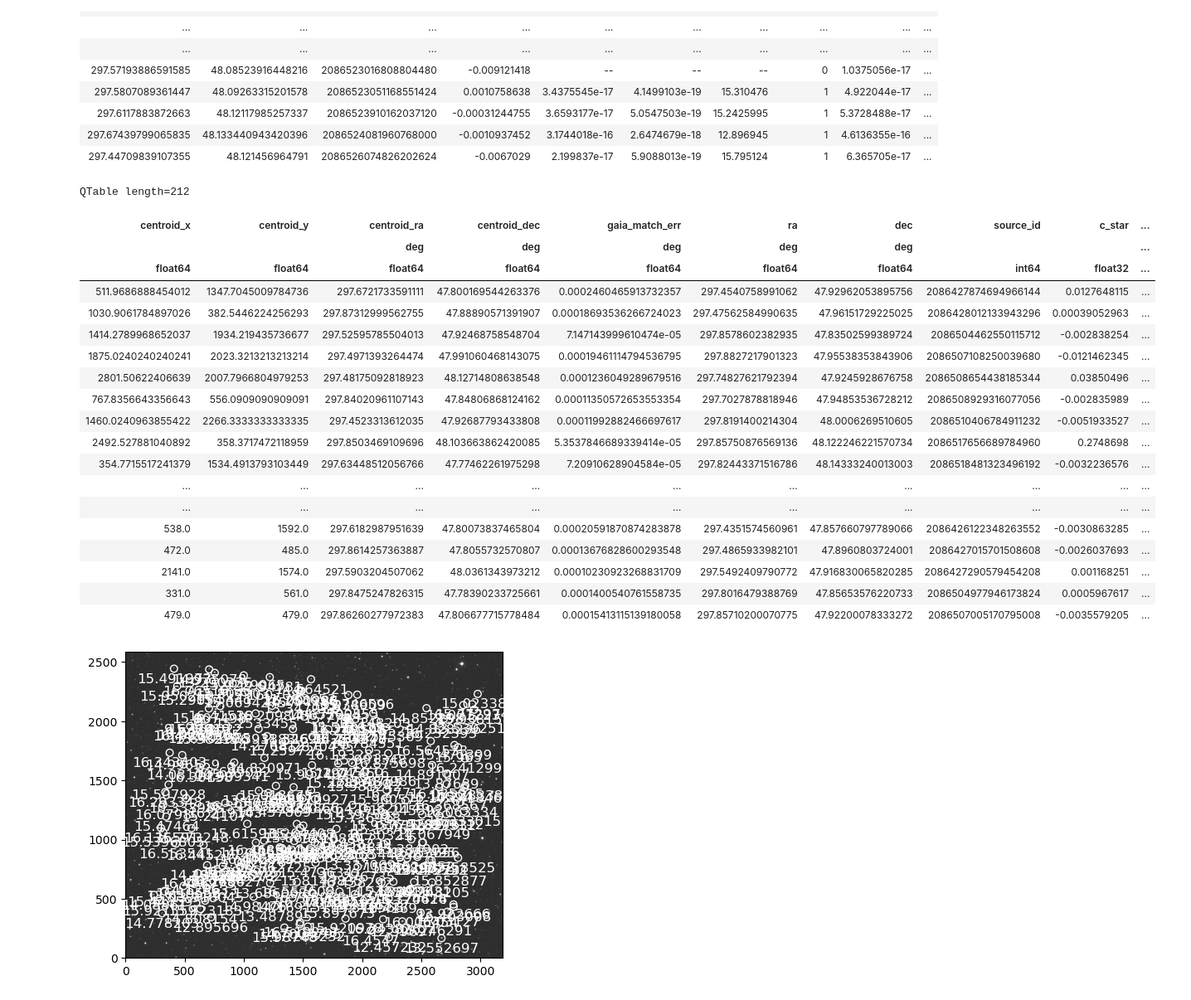
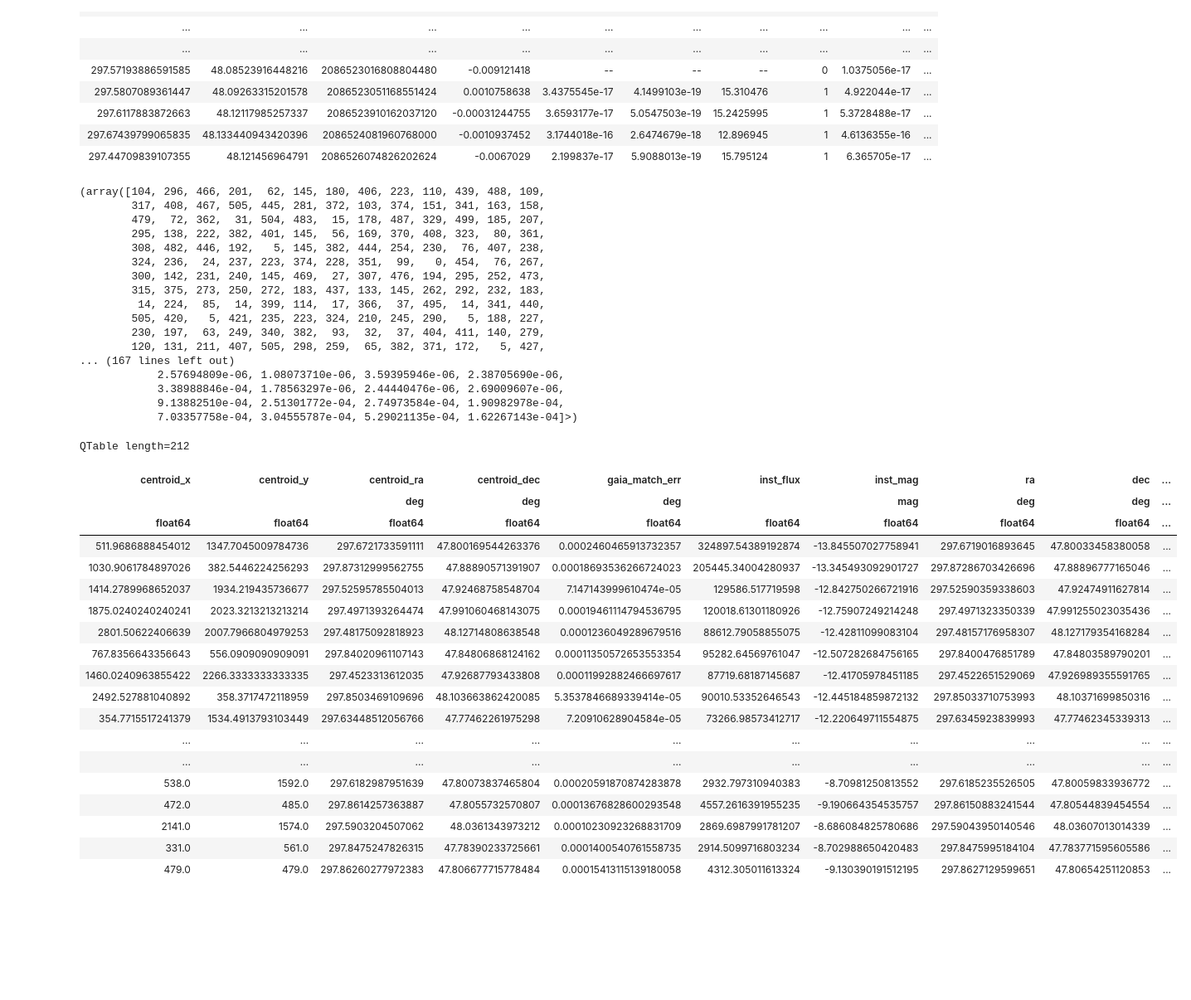
Before and after one commit to adamarthurryan/jupyter, a Jupyter notebook: learning/eloy-photometry-tutorial/photometry-single.ipynb, the cells around one changed output. Shown at 83% size. Drawn from its saved outputs; the diff is of its cells as text; code cells hidden in the pictures; blank space fills up the shorter version.

Commit message:
working on matching gaia photometry to field

```diff
--- a/learning/eloy-photometry-tutorial/photometry-single.ipynb
+++ b/learning/eloy-photometry-tutorial/photometry-single.ipynb
@@ -153,7 +153,7 @@ import matplotlib.pyplot as plt
 # we remove the background from the annulus aperture
 flux = flux_ap-bkg
 
-inst_mags = 2.5*np.log10(flux)
+inst_mags = -2.512*np.log10(flux)*u.mag
 
 #plot some random photometry data
 for i in range(0,n_stars):
@@ -280,51 +259,66 @@ Table length=506
 # %%
 from astropy.coordinates import match_coordinates_sky
 from astropy.wcs.utils import pixel_to_skycoord
 from astropy.table import hstack
 
 centroid_skycoords = pixel_to_skycoord(*centroid_coords.T, wcs)
 
 gaia_table=results
 
 #extract coordinates of catalog stars
 gaia_skycoords = SkyCoord(gaia_table["ra"], gaia_table["dec"], frame="icrs")
 gaia_match = match_coordinates_sky(centroid_skycoords, gaia_skycoords)
+indices = gaia_match[0]
+display(gaia_match)
 
-centroid_table = QTable([centroid_coords.T[0], centroid_coords.T[1],centroid_skycoords.ra, centroid_skycoords.dec, gaia_match[1]],
-                        names=["centroid_x", "centroid_y", "centroid_ra","centroid_dec", "gaia_match_err"])
+centroid_table = QTable([centroid_coords.T[0], centroid_coords.T[1],centroid_skycoords.ra, centroid_skycoords.dec, gaia_match[1], flux.T[20], inst_mags.T[20]],
+                        names=["centroid_x", "centroid_y", "centroid_ra","centroid_dec", "gaia_match_err", "inst_flux", "inst_mag"])
 
 
-catalog_table = hstack([centroid_table, gaia_table])#, panstarrs_table])
+catalog_table = hstack([centroid_table, gaia_table[indices]])#, panstarrs_table])
 catalog_table_masked = catalog_table[(catalog_table["gaia_match_err"]<2*u.arcsec) ]
+catalog_skycoords = SkyCoord(ra=catalog_table_masked["ra"],dec=catalog_table_masked["dec"], frame="icrs")
+catalog_pixels = wcs.world_to_pixel(catalog_skycoords.unmasked)
+
 display(catalog_table_masked)
 
-
-
-catalog_skycoords = SkyCoord(ra=catalog_table_masked["ra"],dec=catalog_table_masked["dec"], frame="icrs")
-#print(catalog_skycoords)
-catalog_pixels = wcs.world_to_pixel(catalog_skycoords.unmasked)
-
-plt.imshow(viz.z_scale(data), cmap="Greys_r", origin="lower")
-viz.plot_marks(catalog_pixels[0], catalog_pixels[1], label=catalog_table_masked["g_sdss_mag"],color="w", ms=30)
+#plt.imshow(viz.z_scale(data), cmap="Greys_r", origin="lower")
+#viz.plot_marks(catalog_pixels[0], catalog_pixels[1], label=catalog_table_masked["g_sdss_mag"],color="w", ms=30)
 # %% [output]
-QTable length=212
+(array([104, 296, 466, 201,  62, 145, 180, 406, 223, 110, 439, 488, 109,
+        317, 408, 467, 505, 445, 281, 372, 103, 374, 151, 341, 163, 158,
+        479,  72, 362,  31, 504, 483,  15, 178, 487, 329, 499, 185, 207,
+        295, 138, 222, 382, 401, 145,  56, 169, 370, 408, 323,  80, 361,
+        308, 482, 446, 192,   5, 145, 382, 444, 254, 230,  76, 407, 238,
+        324, 236,  24, 237, 223, 374, 228, 351,  99,   0, 454,  76, 267,
+        300, 142, 231, 240, 145, 469,  27, 307, 476, 194, 295, 252, 473,
+        315, 375, 273, 250, 272, 183, 437, 133, 145, 262, 292, 232, 183,
+         14, 224,  85,  14, 399, 114,  17, 366,  37, 495,  14, 341, 440,
+        505, 420,   5, 421, 235, 223, 324, 210, 245, 290,   5, 188, 227,
+        230, 197,  63, 249, 340, 382,  93,  32,  37, 404, 411, 140, 279,
+        120, 131, 211, 407, 505, 298, 259,  65, 382, 371, 172,   5, 427,
+... (167 lines left out)
+            2.57694809e-06, 1.08073710e-06, 3.59395946e-06, 2.38705690e-06,
+            3.38988846e-04, 1.78563297e-06, 2.44440476e-06, 2.69009607e-06,
+            9.13882510e-04, 2.51301772e-04, 2.74973584e-04, 1.90982978e-04,
+            7.03357758e-04, 3.04555787e-04, 5.29021135e-04, 1.62267143e-04]>)
+QTable length=212
-| centroid_x | centroid_y | centroid_ra | centroid_dec | gaia_match_err | ra | dec | source_id | c_star | ... |
-|  |  | deg | deg | deg | deg | deg |  |  | ... |
-| float64 | float64 | float64 | float64 | float64 | float64 | float64 | int64 | float32 | ... |
-| 511.9686888454012 | 1347.7045009784736 | 297.6721733591111 | 47.800169544263376 | 0.0002460465913732357 | 297.4540758991062 | 47.92962053895756 | 2086427874694966144 | 0.0127648115 | ... |
-| 1030.9061784897026 | 382.5446224256293 | 297.87312999562755 | 47.88890571391907 | 0.00018693536266724023 | 297.47562584990635 | 47.96151729225025 | 2086428012133943296 | 0.00039052963 | ... |
-| 1414.2789968652037 | 1934.219435736677 | 297.52595785504013 | 47.92468758548704 | 7.147143999610474e-05 | 297.8578602382935 | 47.83502599389724 | 2086504462550115712 | -0.002838254 | ... |
-| 1875.0240240240241 | 2023.3213213213214 | 297.4971393264474 | 47.991060468143075 | 0.00019461114794536795 | 297.8827217901323 | 47.95538353843906 | 2086507108250039680 | -0.0121462345 | ... |
-| 2801.50622406639 | 2007.7966804979253 | 297.48175092818923 | 48.12714808638548 | 0.0001236049289679516 | 297.74827621792394 | 47.9245928676758 | 2086508654438185344 | 0.03850496 | ... |
-| 767.8356643356643 | 556.0909090909091 | 297.84020961107143 | 47.84806868124162 | 0.00011350572653553354 | 297.7027878818946 | 47.94853536728212 | 2086508929316077056 | -0.002835989 | ... |
-| 1460.0240963855422 | 2266.3333333333335 | 297.4523313612035 | 47.92687793433808 | 0.00011992882466697617 | 297.8191400214304 | 48.0006269510605 | 2086510406784911232 | -0.0051933527 | ... |
-| 2492.527881040892 | 358.3717472118959 | 297.8503469109696 | 48.103663862420085 | 5.3537846689339414e-05 | 297.85750876569136 | 48.122246221570734 | 2086517656689784960 | 0.2748698 | ... |
-| 354.7715517241379 | 1534.4913793103449 | 297.63448512056766 | 47.77462261975298 | 7.20910628904584e-05 | 297.82443371516786 | 48.14333240013003 | 2086518481323496192 | -0.0032236576 | ... |
+| centroid_x | centroid_y | centroid_ra | centroid_dec | gaia_match_err | inst_flux | inst_mag | ra | dec | ... |
+|  |  | deg | deg | deg |  | mag | deg | deg | ... |
+| float64 | float64 | float64 | float64 | float64 | float64 | float64 | float64 | float64 | ... |
+| 511.9686888454012 | 1347.7045009784736 | 297.6721733591111 | 47.800169544263376 | 0.0002460465913732357 | 324897.54389192874 | -13.845507027758941 | 297.6719016893645 | 47.80033458380058 | ... |
+| 1030.9061784897026 | 382.5446224256293 | 297.87312999562755 | 47.88890571391907 | 0.00018693536266724023 | 205445.34004280937 | -13.345493092901727 | 297.87286703426696 | 47.88896777165046 | ... |
+| 1414.2789968652037 | 1934.219435736677 | 297.52595785504013 | 47.92468758548704 | 7.147143999610474e-05 | 129586.517719598 | -12.842750266721916 | 297.52590359338603 | 47.92474911627814 | ... |
+| 1875.0240240240241 | 2023.3213213213214 | 297.4971393264474 | 47.991060468143075 | 0.00019461114794536795 | 120018.61301180926 | -12.75907249214248 | 297.4971323350339 | 47.991255023035436 | ... |
+| 2801.50622406639 | 2007.7966804979253 | 297.48175092818923 | 48.12714808638548 | 0.0001236049289679516 | 88612.79058855075 | -12.42811099083104 | 297.48157176958307 | 48.127179354168284 | ... |
+| 767.8356643356643 | 556.0909090909091 | 297.84020961107143 | 47.84806868124162 | 0.00011350572653553354 | 95282.64569761047 | -12.507282684756165 | 297.8400476851789 | 47.84803589790201 | ... |
+| 1460.0240963855422 | 2266.3333333333335 | 297.4523313612035 | 47.92687793433808 | 0.00011992882466697617 | 87719.68187145687 | -12.41705978451185 | 297.4522651529069 | 47.926989355591765 | ... |
+| 2492.527881040892 | 358.3717472118959 | 297.8503469109696 | 48.103663862420085 | 5.3537846689339414e-05 | 90010.53352646543 | -12.445184859872132 | 297.85033710753993 | 48.10371699850316 | ... |
+| 354.7715517241379 | 1534.4913793103449 | 297.63448512056766 | 47.77462261975298 | 7.20910628904584e-05 | 73266.98573412717 | -12.220649711554875 | 297.6345923839993 | 47.77462345339313 | ... |
 | ... | ... | ... | ... | ... | ... | ... | ... | ... | ... |
 | ... | ... | ... | ... | ... | ... | ... | ... | ... | ... |
-| 538.0 | 1592.0 | 297.6182987951639 | 47.80073837465804 | 0.00020591870874283878 | 297.4351574560961 | 47.857660797789066 | 2086426122348263552 | -0.0030863285 | ... |
-| 472.0 | 485.0 | 297.8614257363887 | 47.8055732570807 | 0.00013676828600293548 | 297.4865933982101 | 47.8960803724001 | 2086427015701508608 | -0.0026037693 | ... |
-| 2141.0 | 1574.0 | 297.5903204507062 | 48.0361343973212 | 0.00010230923268831709 | 297.5492409790772 | 47.916830065820285 | 2086427290579454208 | 0.001168251 | ... |
-| 331.0 | 561.0 | 297.8475247826315 | 47.78390233725661 | 0.0001400540761558735 | 297.8016479388769 | 47.85653576220733 | 2086504977946173824 | 0.0005967617 | ... |
-| 479.0 | 479.0 | 297.86260277972383 | 47.806677715778484 | 0.00015413115139180058 | 297.85710200070775 | 47.92200078333272 | 2086507005170795008 | -0.0035579205 | ... |
+| 538.0 | 1592.0 | 297.6182987951639 | 47.80073837465804 | 0.00020591870874283878 | 2932.797310940383 | -8.70981250813552 | 297.6185235526505 | 47.80059833936772 | ... |
+| 472.0 | 485.0 | 297.8614257363887 | 47.8055732570807 | 0.00013676828600293548 | 4557.2616391955235 | -9.190664354535757 | 297.86150883241544 | 47.80544839454554 | ... |
+| 2141.0 | 1574.0 | 297.5903204507062 | 48.0361343973212 | 0.00010230923268831709 | 2869.6987991781207 | -8.686084825780686 | 297.59043950140546 | 48.03607013014339 | ... |
+| 331.0 | 561.0 | 297.8475247826315 | 47.78390233725661 | 0.0001400540761558735 | 2914.5099716803234 | -8.702988650420483 | 297.8475995184104 | 47.783771595605586 | ... |
+| 479.0 | 479.0 | 297.86260277972383 | 47.806677715778484 | 0.00015413115139180058 | 4312.305011613324 | -9.130390191512195 | 297.8627129599651 | 47.80654251120853 | ... |
-[figure, removed]
```
Also changed, not shown: parts of 7 cells of this notebook.
